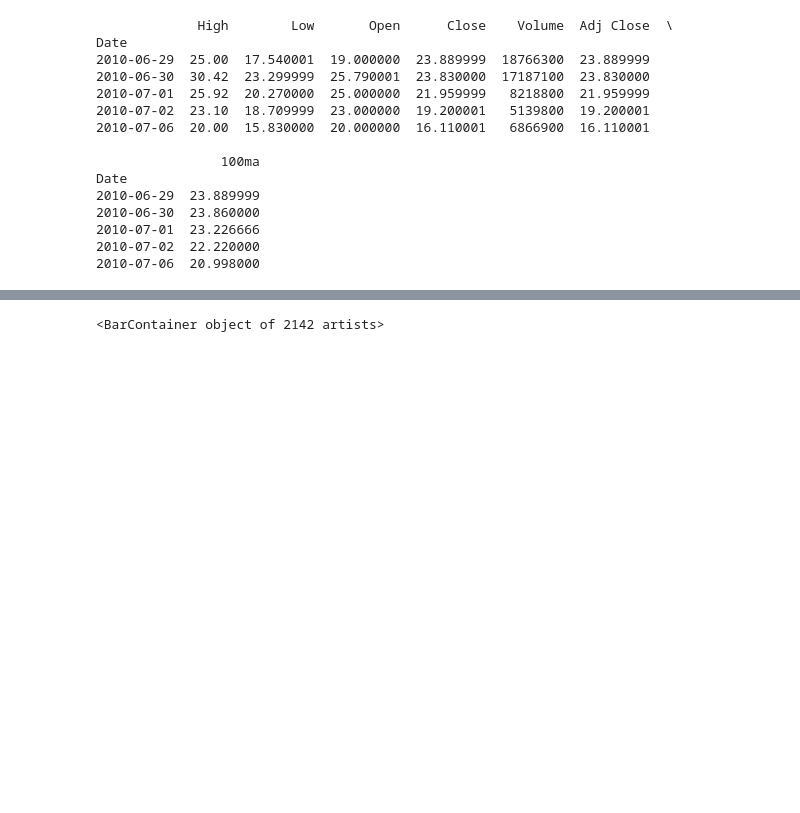
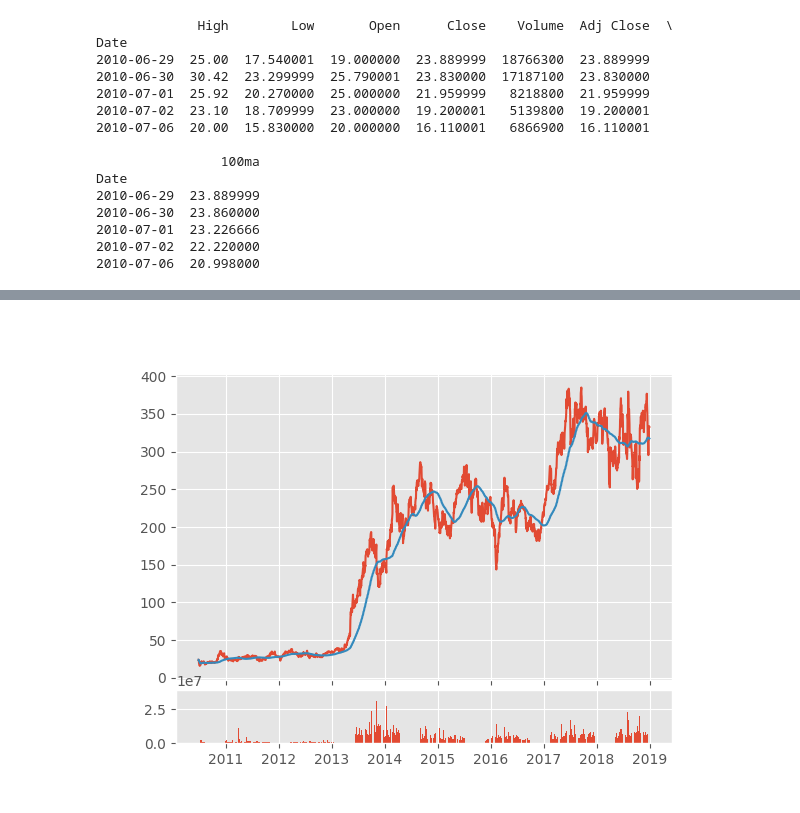
Before and after one commit to giorgiobella/TradingAlgoritmico, a Jupyter notebook: TechLab - Trading Algoritmico Pt-1.ipynb, the cells around one changed output, grey strips where cells are left out. Saved outputs shown, nothing was run; the diff lists cells and outputs as text; code cells hidden in the pictures; blank space fills up the shorter version.

```diff
--- a/TechLab - Trading Algoritmico Pt-1.ipynb
+++ b/TechLab - Trading Algoritmico Pt-1.ipynb
@@ -68,10 +65,12 @@ Date
 2010-07-02  22.220000
 2010-07-06  20.998000
 # %%
+plt.figure();
 ax1 = plt.subplot2grid((6,1), (0,0), rowspan=5, colspan=1)
 ax2 = plt.subplot2grid((6,1), (5,0), rowspan=1, colspan=1, sharex=ax1)
 
 ax1.plot(df.index, df['Adj Close'])
 ax1.plot(df.index, df['100ma'])
 ax2.bar(df.index, df['Volume'])
+plt.show()
 # %% [output]
@@ -80,2 +77,2 @@ ax2.bar(df.index, df['Volume'])
-<BarContainer object of 2142 artists>
+[figure, added]
 # %%
```
Also changed, not shown: parts of 4 cells of this notebook.
